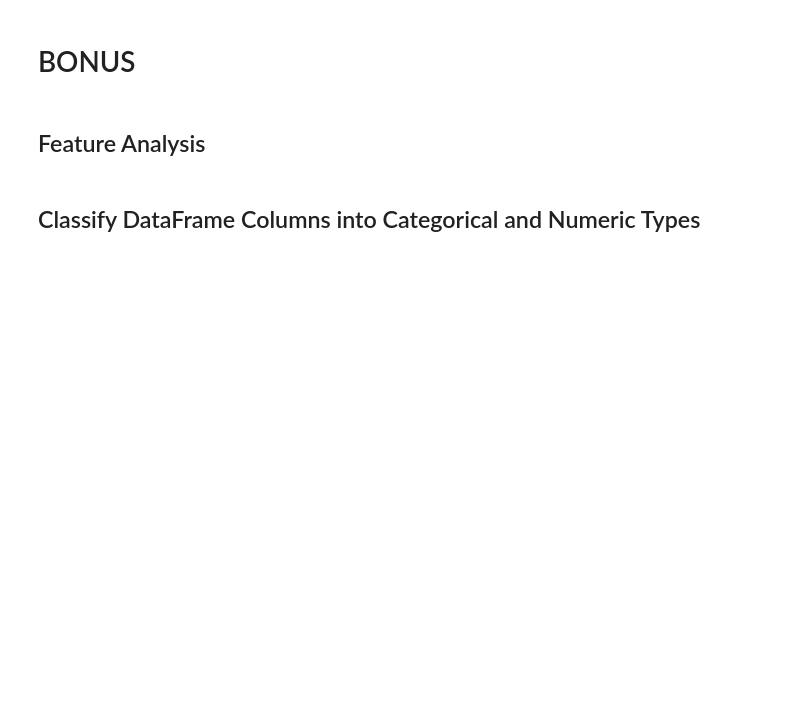
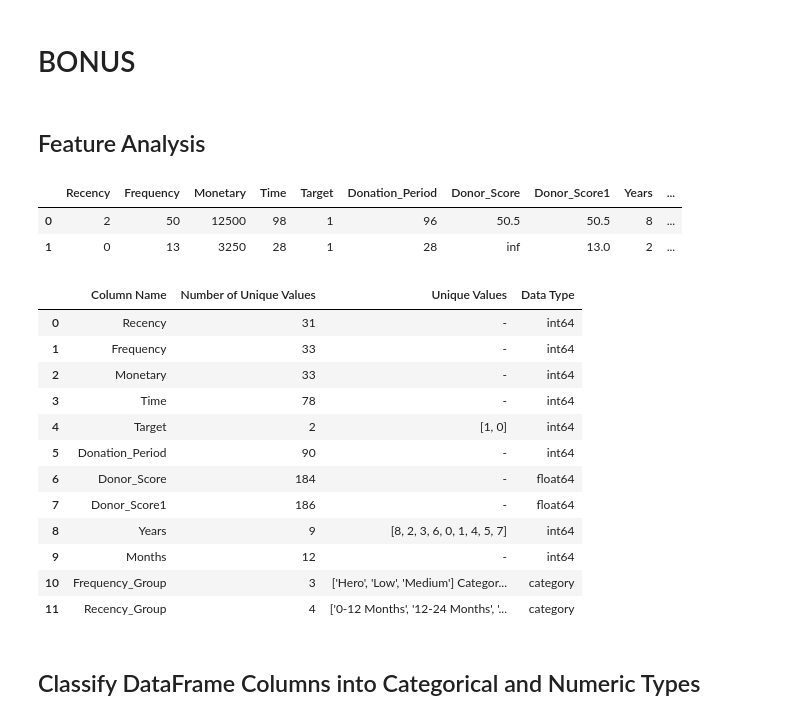
Before and after one commit to vince-gasimov/Exploratory_Data_Analysis-EDA, a Jupyter notebook: Blood_Donation.ipynb, the cells around one changed output. Saved outputs shown, nothing was run; the diff lists cells and outputs as text; code cells hidden in the pictures; blank space fills up the shorter version.

```diff
--- a/Blood_Donation.ipynb
+++ b/Blood_Donation.ipynb
@@ -721,5 +735,39 @@ df.sample(15)
 # BONUS
 # %% [markdown]
 ## Feature Analysis
+# %%
+df.head(2)
+# %% [output]
+|  | Recency | Frequency | Monetary | Time | Target | Donation_Period | Donor_Score | Donor_Score1 | Years | ... |
+| 0 | 2 | 50 | 12500 | 98 | 1 | 96 | 50.5 | 50.5 | 8 | ... |
+| 1 | 0 | 13 | 3250 | 28 | 1 | 28 | inf | 13.0 | 2 | ... |
+# %%
+output_data = []
+for col in df.columns:
+    # If the number of unique values in the column is less than or equal to 5
+    if df.loc[:, col].nunique() <= 10:
+        # Get the unique values in the column
+        unique_values = df.loc[:, col].unique()
+        # Append the column name, number of unique values, unique values, and data type to the output data
+        output_data.append([col, df.loc[:, col].nunique(), unique_values, df.loc[:, col].dtype])
+    else:
+        # Otherwise, append only the column name, number of unique values, and data type to the output data
+        output_data.append([col, df.loc[:, col].nunique(),"-", df.loc[:, col].dtype])
+output_df = pd.DataFrame(output_data, columns=['Column Name', 'Number of Unique Values', ' Unique Values ', 'Data Type'])
+output_df
+# %% [output]
+|  | Column Name | Number of Unique Values | Unique Values | Data Type |
+| 0 | Recency | 31 | - | int64 |
+| 1 | Frequency | 33 | - | int64 |
+| 2 | Monetary | 33 | - | int64 |
+| 3 | Time | 78 | - | int64 |
+| 4 | Target | 2 | [1, 0] | int64 |
+| 5 | Donation_Period | 90 | - | int64 |
+| 6 | Donor_Score | 184 | - | float64 |
+| 7 | Donor_Score1 | 186 | - | float64 |
+| 8 | Years | 9 | [8, 2, 3, 6, 0, 1, 4, 5, 7] | int64 |
+| 9 | Months | 12 | - | int64 |
+| 10 | Frequency_Group | 3 | ['Hero', 'Low', 'Medium'] Categor... | category |
+| 11 | Recency_Group | 4 | ['0-12 Months', '12-24 Months', '... | category |
 # %% [markdown]
 ## Classify DataFrame Columns into Categorical and Numeric Types
```
Also changed, not shown: parts of 13 cells of this notebook.
